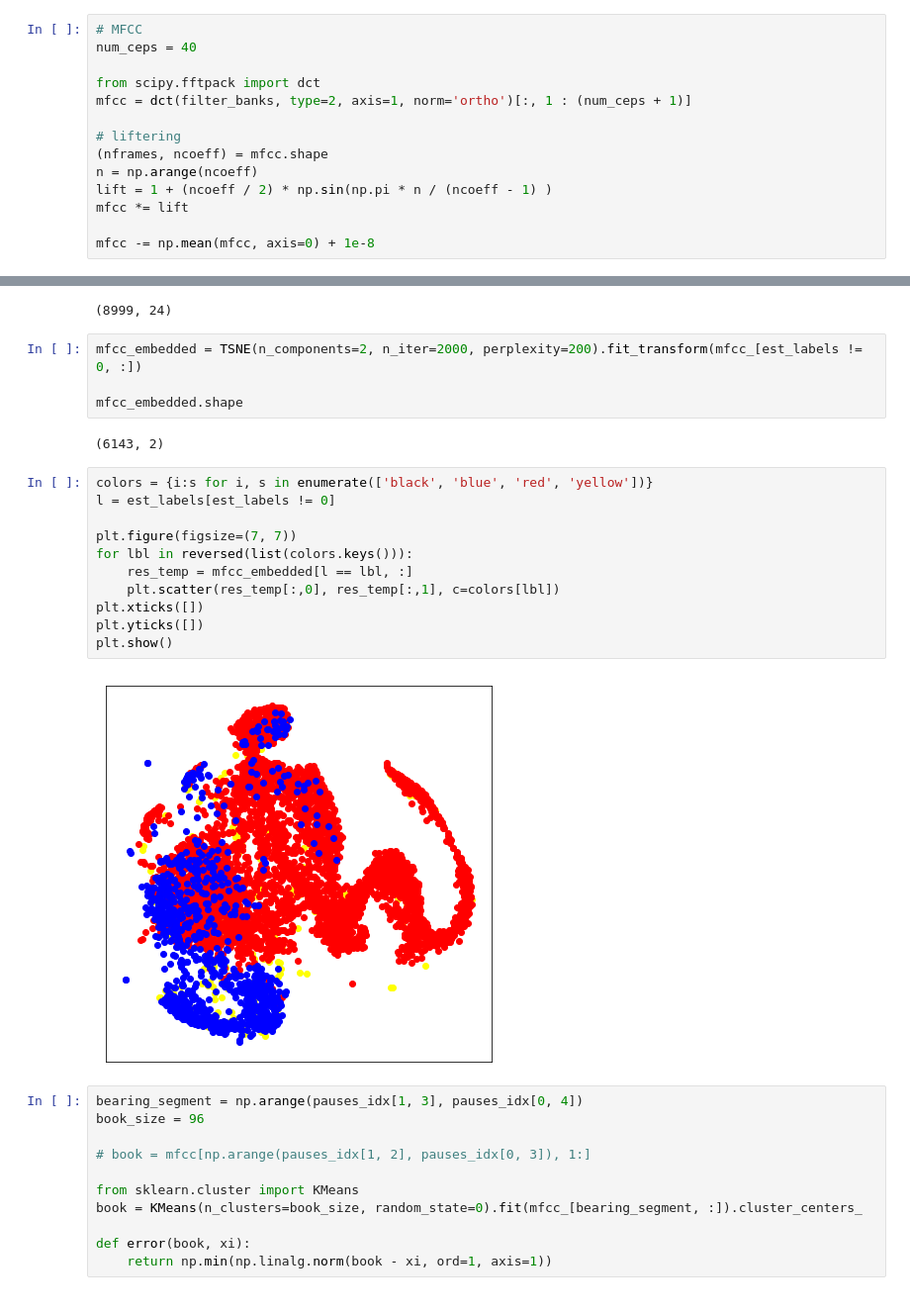
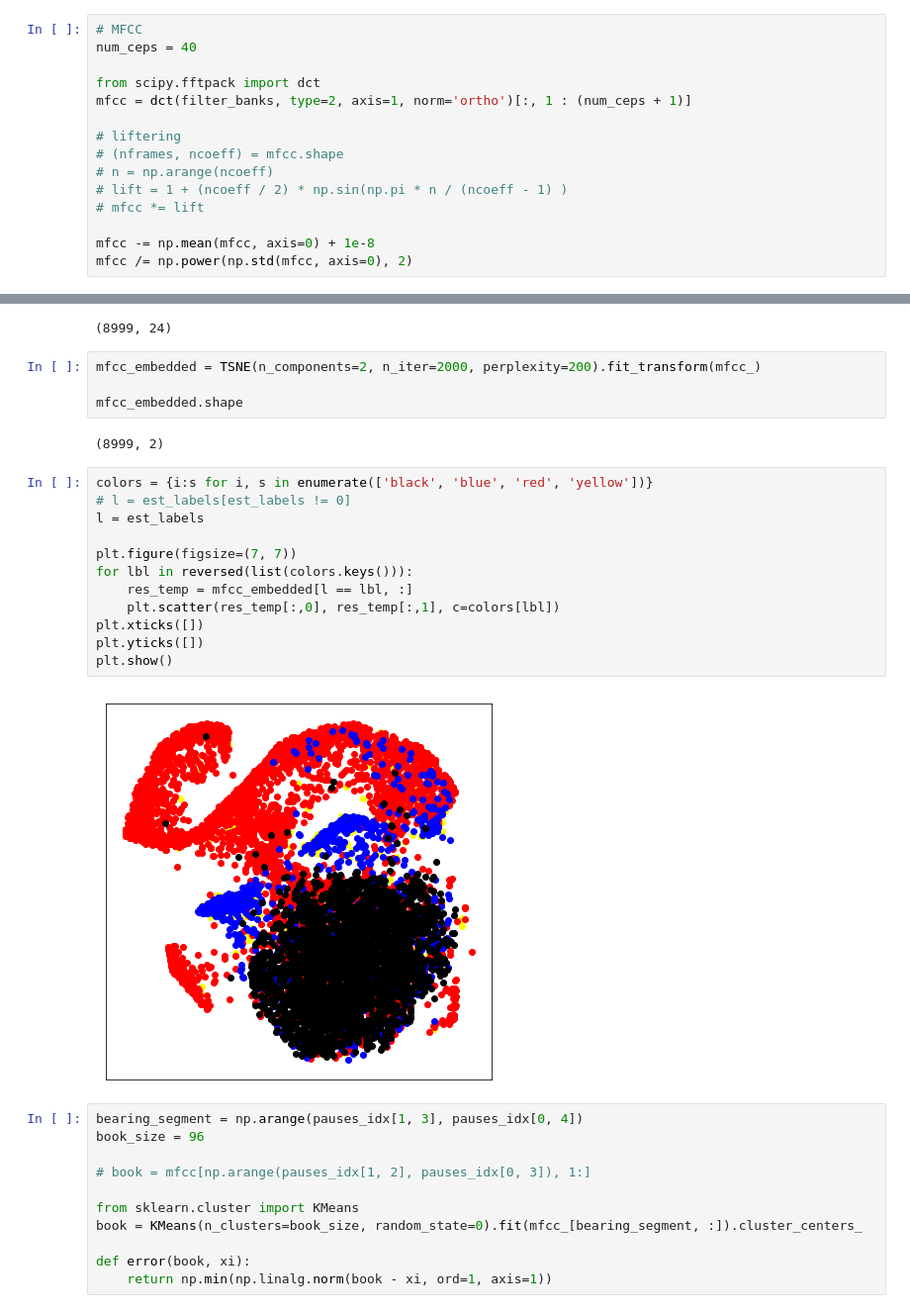
Before and after one commit to skhristoforov/DictorClassify, a Jupyter notebook: WavAnalisysFinal.ipynb, the cells around one changed output, grey strips where cells are left out. Shown at 99% size. Cells and saved outputs as stored; diff of their text form.

```diff
--- a/WavAnalisysFinal.ipynb
+++ b/WavAnalisysFinal.ipynb
@@ -155,12 +148,13 @@ from scipy.fftpack import dct
 mfcc = dct(filter_banks, type=2, axis=1, norm='ortho')[:, 1 : (num_ceps + 1)]
 
 # liftering
-(nframes, ncoeff) = mfcc.shape
-n = np.arange(ncoeff)
-lift = 1 + (ncoeff / 2) * np.sin(np.pi * n / (ncoeff - 1) )
-mfcc *= lift
+# (nframes, ncoeff) = mfcc.shape
+# n = np.arange(ncoeff)
+# lift = 1 + (ncoeff / 2) * np.sin(np.pi * n / (ncoeff - 1) )
+# mfcc *= lift
 
 mfcc -= np.mean(mfcc, axis=0) + 1e-8
+mfcc /= np.power(np.std(mfcc, axis=0), 2)
 # %%
 # Results
 plt.figure(figsize=(15, 15))
@@ -191,24 +185,25 @@ mfcc_.shape
 # %% [output]
 (8999, 24)
 # %%
-mfcc_embedded = TSNE(n_components=2, n_iter=2000, perplexity=200).fit_transform(mfcc_[est_labels != 0, :])
+mfcc_embedded = TSNE(n_components=2, n_iter=2000, perplexity=200).fit_transform(mfcc_)
 
 mfcc_embedded.shape
 # %% [output]
-(6143, 2)
+(8999, 2)
 # %%
 colors = {i:s for i, s in enumerate(['black', 'blue', 'red', 'yellow'])}
-l = est_labels[est_labels != 0]
+# l = est_labels[est_labels != 0]
+l = est_labels
 
 plt.figure(figsize=(7, 7))
 for lbl in reversed(list(colors.keys())):
     res_temp = mfcc_embedded[l == lbl, :]
     plt.scatter(res_temp[:,0], res_temp[:,1], c=colors[lbl])
 plt.xticks([])
 plt.yticks([])
 plt.show()
 # %% [output]
-[figure, old version]
+[figure, new version]
 # %%
 bearing_segment = np.arange(pauses_idx[1, 3], pauses_idx[0, 4])
 book_size = 96
```
Also changed, not shown: parts of 10 cells of this notebook, 1 other file.
